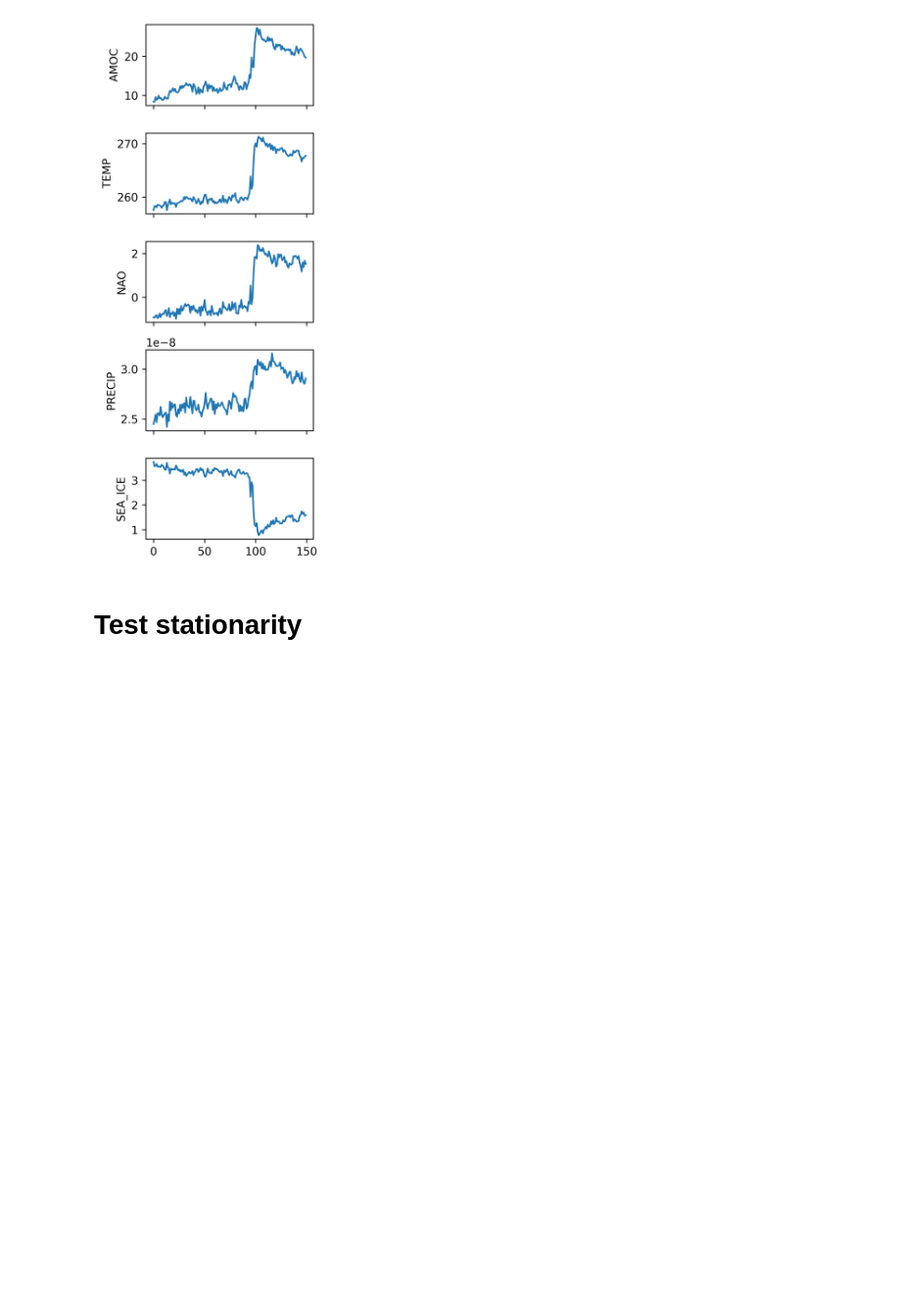
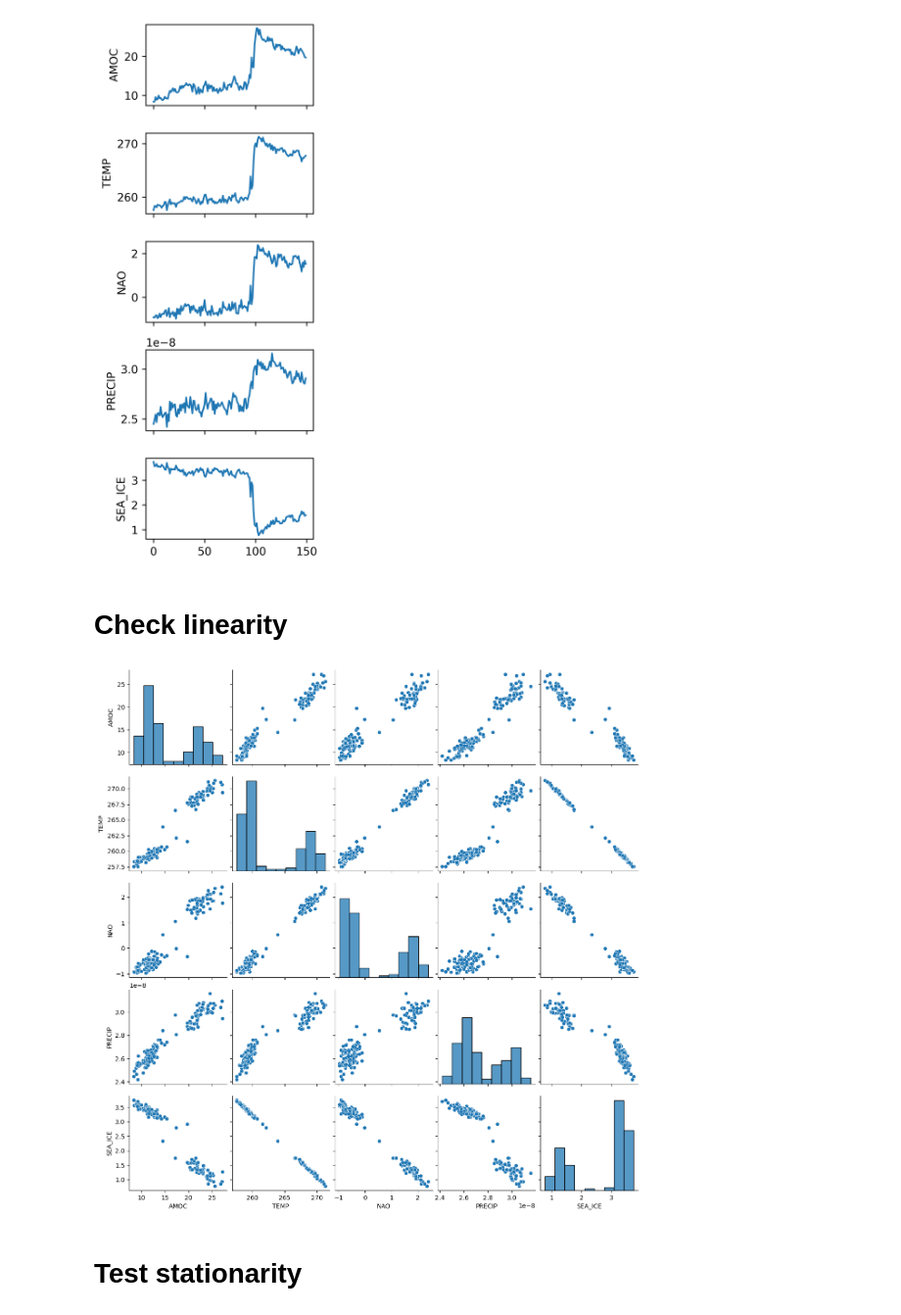
Before and after one commit to Peisong-Zheng/Paleoclimate_causality, a Jupyter notebook: GC_on_CCSM4_warming.ipynb, the cells around one changed output. Shown at 98% size. Cells and saved outputs as stored; diff of their text form; code cells hidden in the pictures; blank space fills up the shorter version.

```diff
--- a/GC_on_CCSM4_warming.ipynb
+++ b/GC_on_CCSM4_warming.ipynb
@@ -79,6 +79,23 @@ plt.tight_layout()
 plt.show()
 # %% [output]
 [figure]
+# %% [markdown]
+# Check linearity
+# %%
+import pandas as pd
+import numpy as np
+import seaborn as sns
+import matplotlib.pyplot as plt
+
+
+# Creating a pairplot to visualize the scatter plot for each pair of variables
+pair_plot =sns.pairplot(df_all_vars)
+# plt.suptitle('Scatter plots for each pair of variables', y=1.02)
+# plt.gcf().set_size_inches(12, 8)  # Width, Height in inches
+plt.show()
+pair_plot.savefig('pairplot_high_res.svg')
+# %% [output]
+[figure, added]
 # %% [markdown]
 # Test stationarity
 # %%
```
Also changed, not shown: parts of 7 cells of this notebook, 4 other files.
